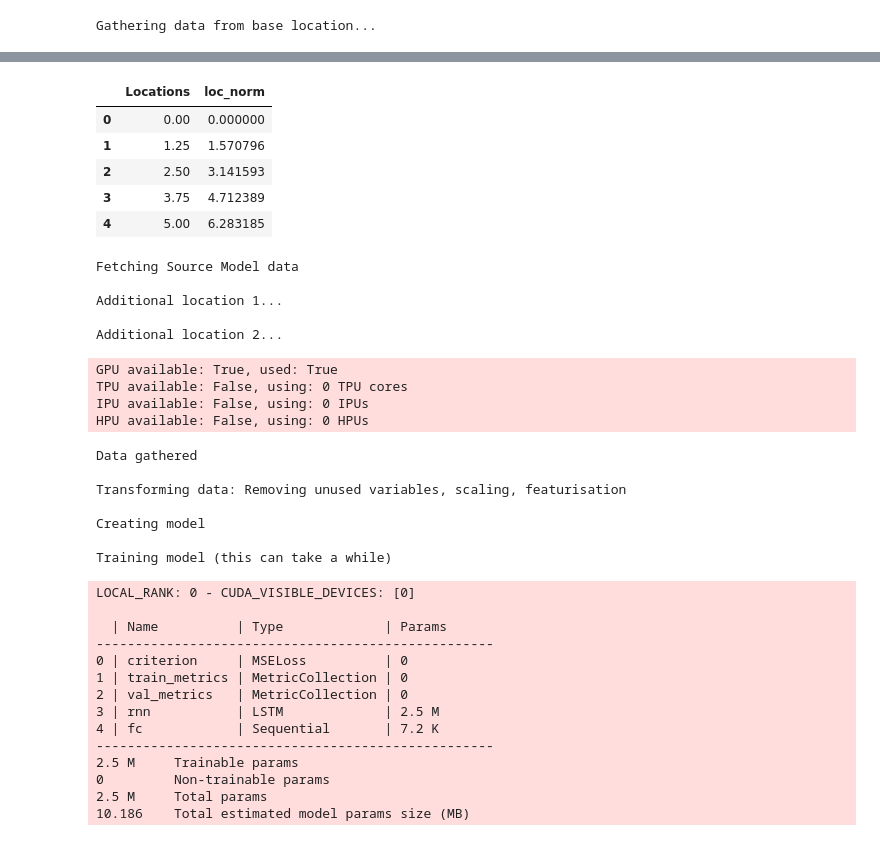
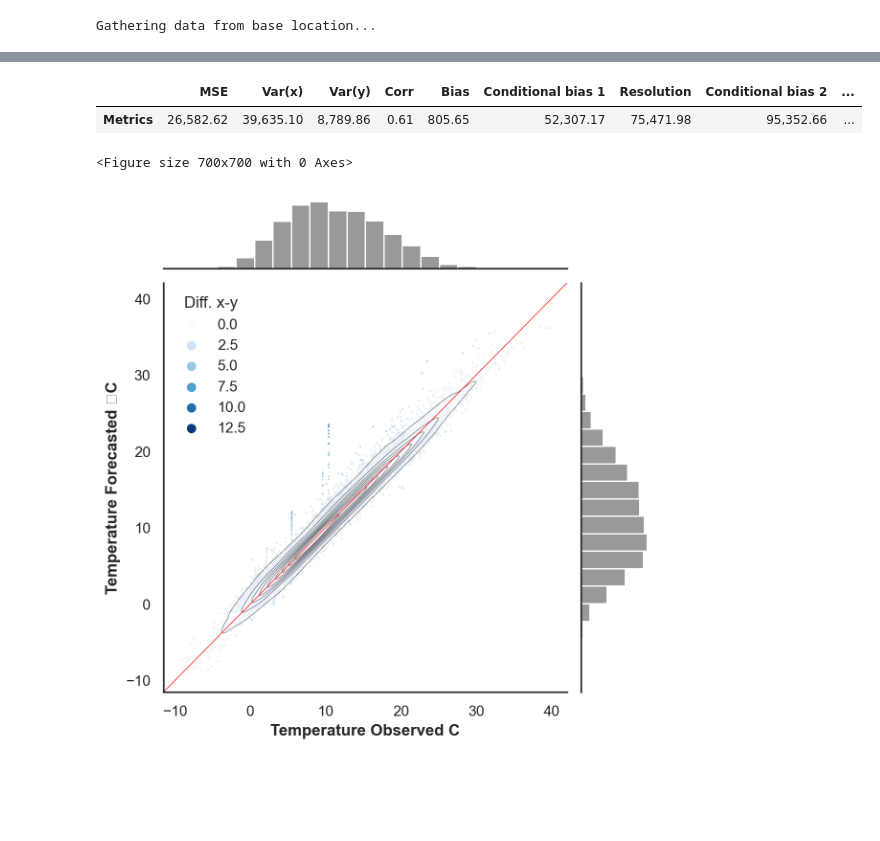
Before and after one commit to Joris-Dprtr/SolNet, a Jupyter notebook: testing.ipynb, the cells around one changed output, grey strips where cells are left out. Cells and saved outputs as stored; diff of their text form; code cells hidden in the pictures; blank space fills up the shorter version.

Commit message:
Further work on model evaluation

```diff
--- a/testing.ipynb
+++ b/testing.ipynb
@@ -131,9 +16,0 @@ test_pd
-# %%
-test_pd_2
-# %% [output]
-|  | Locations | loc_norm |
-| 0 | 0.00 | 0.000000 |
-| 1 | 1.25 | 1.570796 |
-| 2 | 2.50 | 3.141593 |
-| 3 | 3.75 | 4.712389 |
-| 4 | 5.00 | 6.283185 |
@@ -142,33 +17,12 @@ import SolNet
-# %%
-myModel = SolNet.SolNet.model(50,20,"MyModel",2.4,3,2017,gpu_available=True)
-# %% [output]
-Fetching Source Model data
-
-Additional location 1...
-
-Additional location 2...
-GPU available: True, used: True
-TPU available: False, using: 0 TPU cores
-IPU available: False, using: 0 IPUs
-HPU available: False, using: 0 HPUs
-Data gathered
-
-Transforming data: Removing unused variables, scaling, featurisation
-
-Creating model
-
-Training model (this can take a while)
-LOCAL_RANK: 0 - CUDA_VISIBLE_DEVICES: [0]
-
-  | Name          | Type             | Params
----------------------------------------------------
-0 | criterion     | MSELoss          | 0
-1 | train_metrics | MetricCollection | 0
-2 | val_metrics   | MetricCollection | 0
-3 | rnn           | LSTM             | 2.5 M
-4 | fc            | Sequential       | 7.2 K
----------------------------------------------------
-2.5 M     Trainable params
-0         Non-trainable params
-2.5 M     Total params
-10.186    Total estimated model params size (MB)
+# %%
+data = Evaluation(kyiv.data[0][0]['poa_direct'],kyiv.data[0][0]['poa_sky_diffuse'])
+# %%
+data.metrics()
+# %% [output]
+|  | MSE | Var(x) | Var(y) | Corr | Bias | Conditional bias 1 | Resolution | Conditional bias 2 | ... |
+| Metrics | 26,582.62 | 39,635.10 | 8,789.86 | 0.61 | 805.65 | 52,307.17 | 75,471.98 | 95,352.66 | ... |
+# %%
+data.plot_joint()
+# %% [output]
+<Figure size 700x700 with 0 Axes>
+[figure, added]
```
Also changed, not shown: parts of 31 cells of this notebook, 3 other files.
